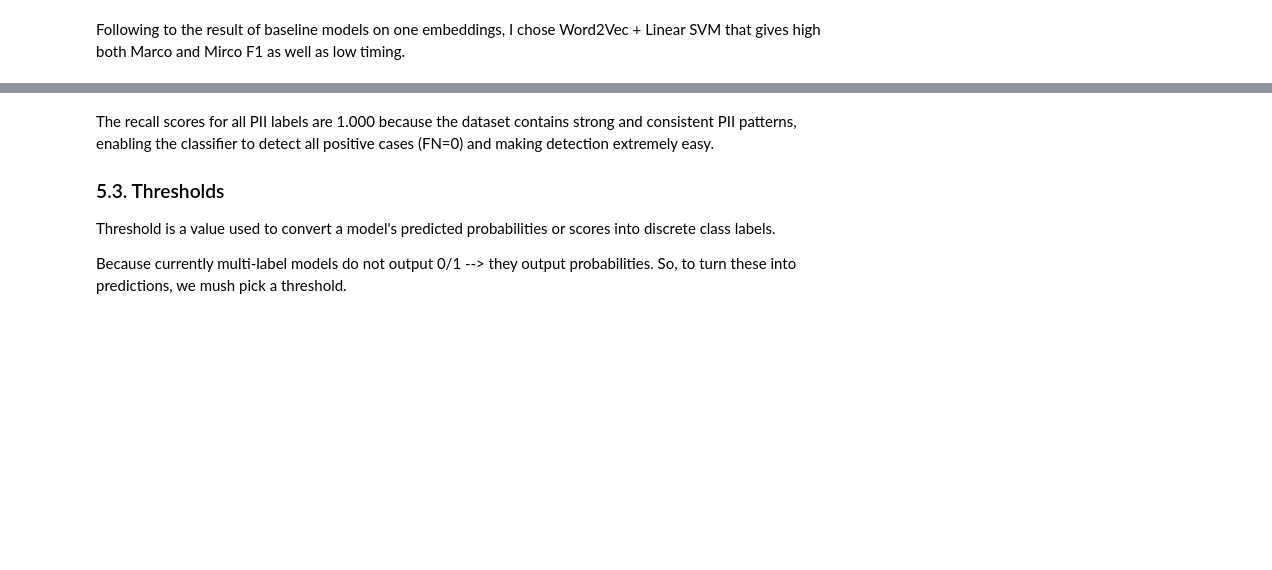
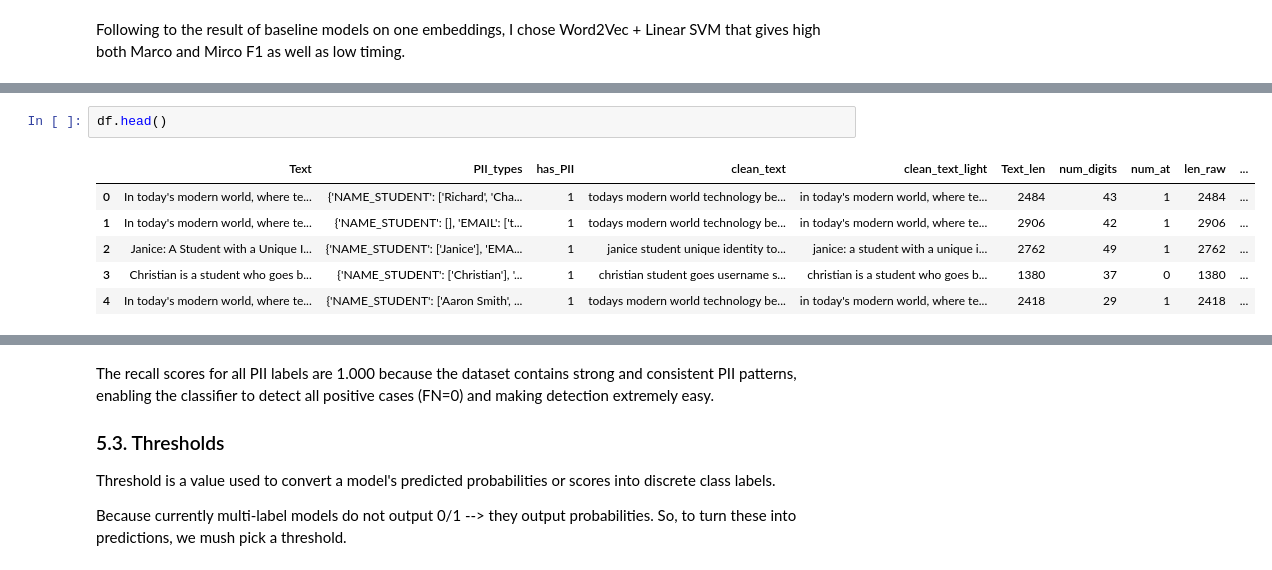
Before and after one commit to Suemy19710/PII_Detection, a Jupyter notebook: notebooks/03_pii_machine_learning.ipynb, the cells around one changed output, grey strips where cells are left out. Drawn from its saved outputs; the diff is of its cells as text; blank space fills up the shorter version.

```diff
--- a/notebooks/03_pii_machine_learning.ipynb
+++ b/notebooks/03_pii_machine_learning.ipynb
@@ -764,2 +795,11 @@ Macro F1: 0.9586 | Micro F1: 0.9586
+# %%
+df.head()
+# %% [output]
+|  | Text | PII_types | has_PII | clean_text | clean_text_light | Text_len | num_digits | num_at | len_raw | ... |
+| 0 | In today's modern world, where te... | {'NAME_STUDENT': ['Richard', 'Cha... | 1 | todays modern world technology be... | in today's modern world, where te... | 2484 | 43 | 1 | 2484 | ... |
+| 1 | In today's modern world, where te... | {'NAME_STUDENT': [], 'EMAIL': ['t... | 1 | todays modern world technology be... | in today's modern world, where te... | 2906 | 42 | 1 | 2906 | ... |
+| 2 | Janice: A Student with a Unique I... | {'NAME_STUDENT': ['Janice'], 'EMA... | 1 | janice student unique identity to... | janice: a student with a unique i... | 2762 | 49 | 1 | 2762 | ... |
+| 3 | Christian is a student who goes b... | {'NAME_STUDENT': ['Christian'], '... | 1 | christian student goes username s... | christian is a student who goes b... | 1380 | 37 | 0 | 1380 | ... |
+| 4 | In today's modern world, where te... | {'NAME_STUDENT': ['Aaron Smith', ... | 1 | todays modern world technology be... | in today's modern world, where te... | 2418 | 29 | 1 | 2418 | ... |
 # %%
 per_label_rows = []
```
Also changed, not shown: parts of 20 cells of this notebook, 32 other files.
